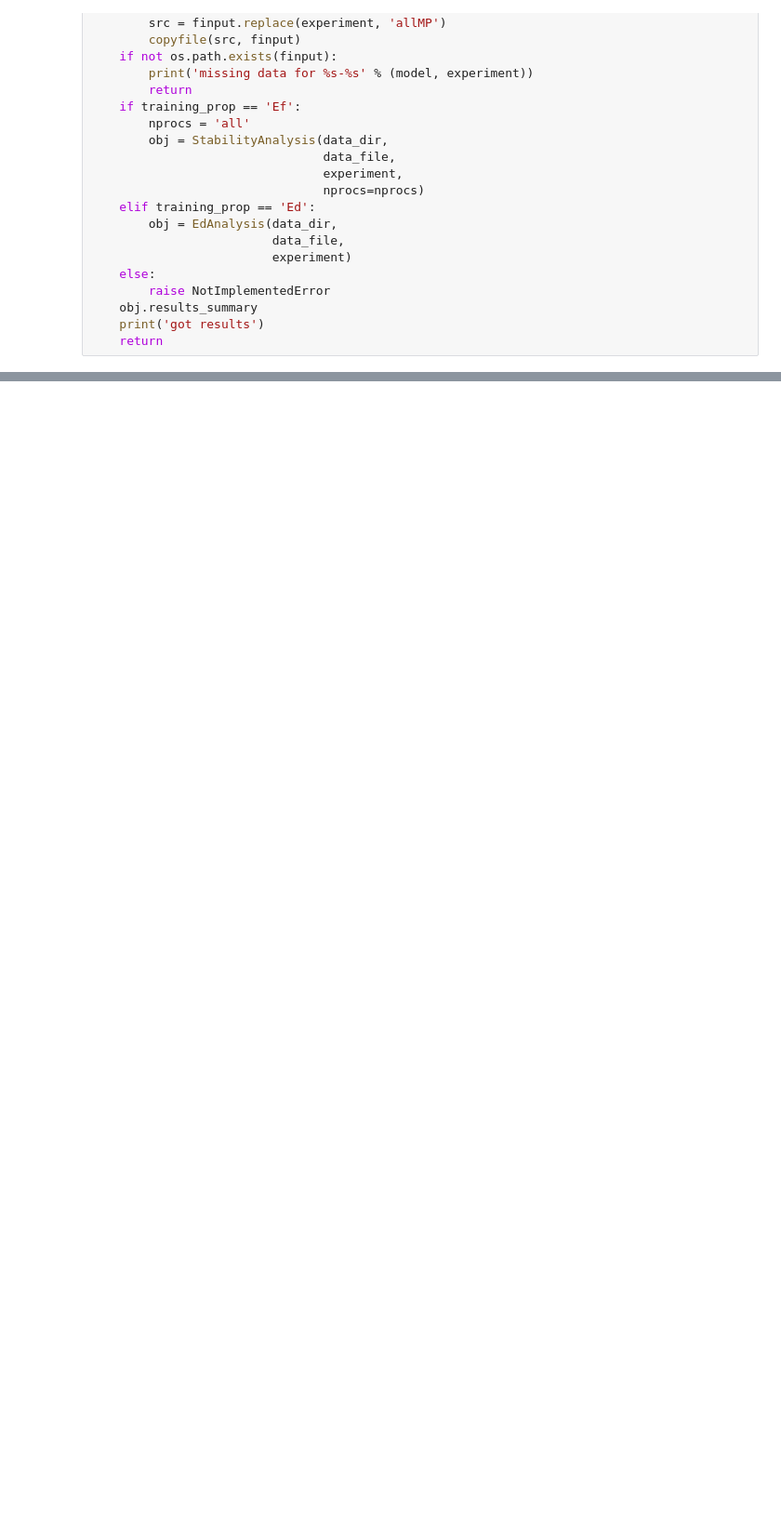
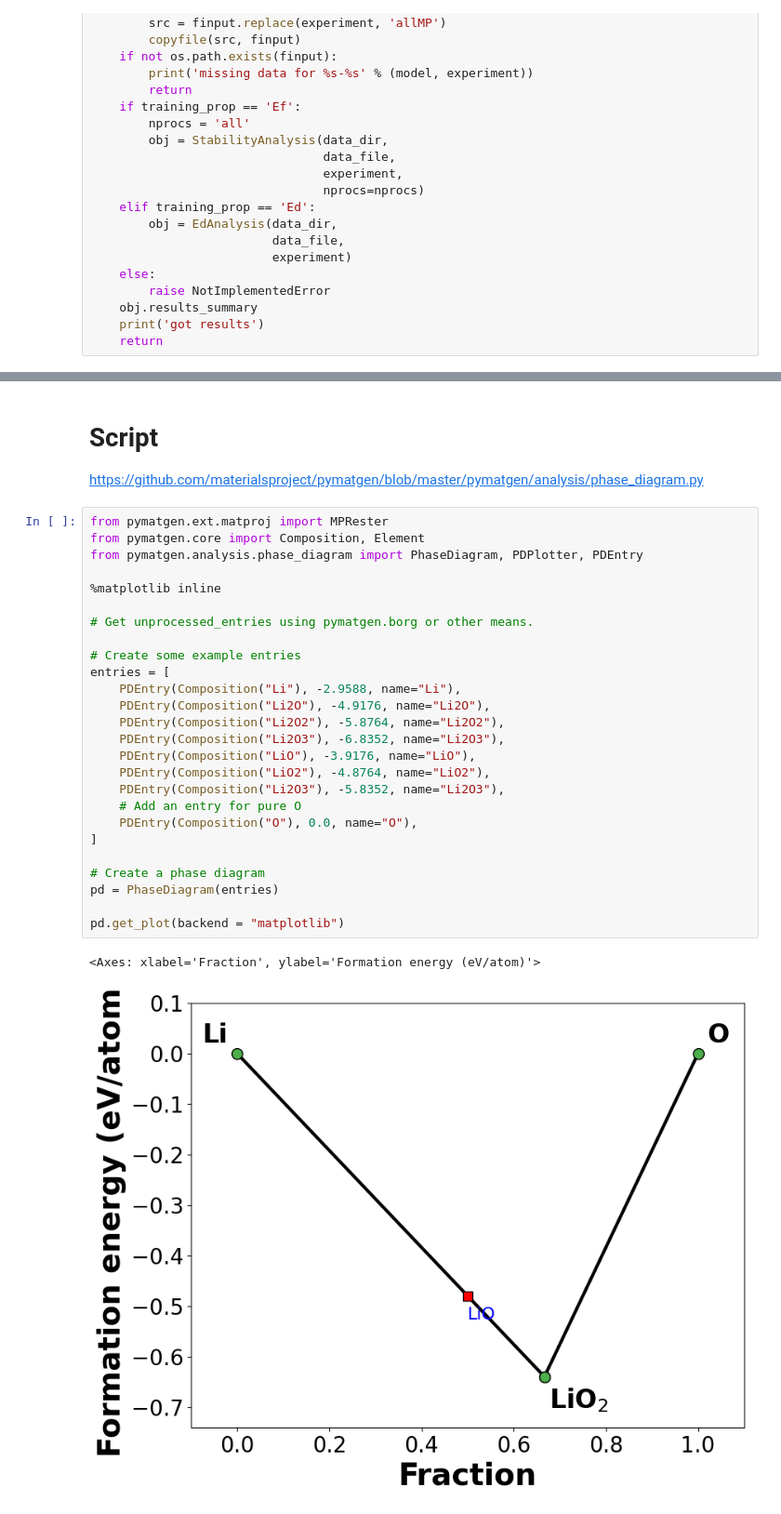
Before and after one commit to andim53/StabilityML, a Jupyter notebook: RunMyScript.ipynb, the cells around one changed output, grey strips where cells are left out. Shown at 93% size. Saved outputs shown, nothing was run; the diff lists cells and outputs as text; blank space fills up the shorter version.

```diff
--- a/RunMyScript.ipynb
+++ b/RunMyScript.ipynb
@@ -159,0 +245,33 @@ FileNotFoundError: [Errno 2] No such file or directory: './mlstabilitytest/ml_da
+# %% [markdown]
+# Script
+
+https://github.com/materialsproject/pymatgen/blob/master/pymatgen/analysis/phase_diagram.py
+# %%
+from pymatgen.ext.matproj import MPRester
+from pymatgen.core import Composition, Element
+from pymatgen.analysis.phase_diagram import PhaseDiagram, PDPlotter, PDEntry
+
+%matplotlib inline
+
+# Get unprocessed_entries using pymatgen.borg or other means.
+
+# Create some example entries
+entries = [
+    PDEntry(Composition("Li"), -2.9588, name="Li"),
+    PDEntry(Composition("Li2O"), -4.9176, name="Li2O"),
+    PDEntry(Composition("Li2O2"), -5.8764, name="Li2O2"),
+    PDEntry(Composition("Li2O3"), -6.8352, name="Li2O3"),
+    PDEntry(Composition("LiO"), -3.9176, name="LiO"),
+    PDEntry(Composition("LiO2"), -4.8764, name="LiO2"),
+    PDEntry(Composition("Li2O3"), -5.8352, name="Li2O3"),
+    # Add an entry for pure O
+    PDEntry(Composition("O"), 0.0, name="O"),
+]
+
+# Create a phase diagram
+pd = PhaseDiagram(entries)
+
+pd.get_plot(backend = "matplotlib")
+# %% [output]
+<Axes: xlabel='Fraction', ylabel='Formation energy (eV/atom)'>
+[figure, added]
```
Also changed, not shown: parts of 18 cells of this notebook, 2 other files.
